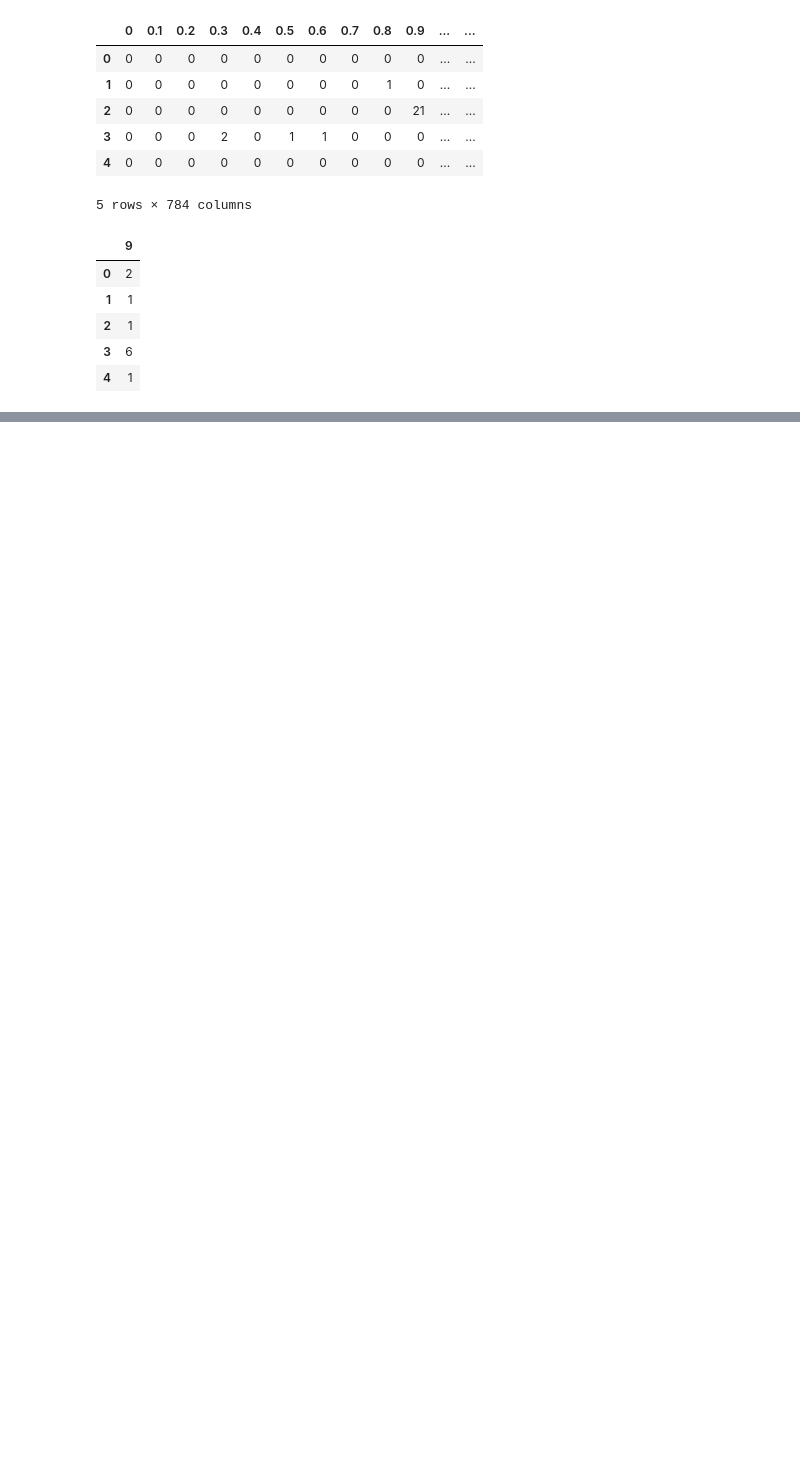
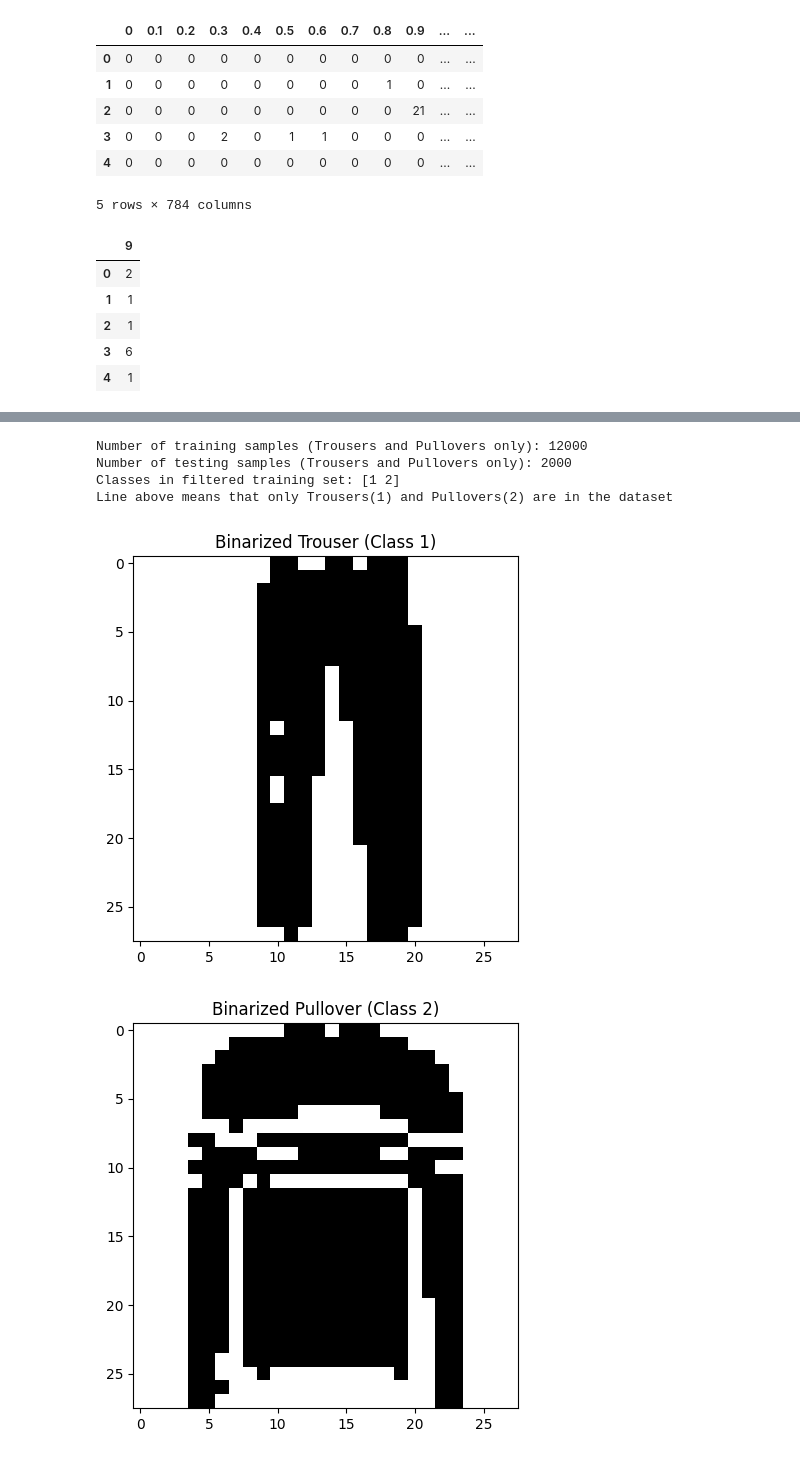
Before and after one commit to camdlee/Fashion-MNIST-Binary-Classification, a Jupyter notebook: Assignment1.ipynb, the cells around one changed output, grey strips where cells are left out. Drawn from its saved outputs; the diff is of its cells as text; code cells hidden in the pictures; blank space fills up the shorter version.

```diff
--- a/Assignment1.ipynb
+++ b/Assignment1.ipynb
@@ -55,3 +67,15 @@ Binarization – Select a threshold, ‘del’, to be 127:
 
 All pixel values less than ‘del’ are given value 0
 All pixel values greater than or equal to ‘del’ are given value 1
+# %%
+# Threshold, 'del', to be 127
+def binarize_images(images, threshold=127):
+    # convert grayscale images 0-255 into binary, either 1 or 0
+    return (images >= threshold).astype(int)
+# %%
+# Default binarization with threshold 127
+x_train_bin = binarize_images(x_train)
+print(f'Training Data Binarized: {x_train_bin}')
+# print(f'First entry in binarized training data: {x_train_bin[1]}')
+x_test_bin = binarize_images(x_test)
+print(f'Testing Data Binarized: {x_test_bin}')
@@ -57,0 +97,43 @@ All pixel values greater than or equal to ‘del’ are given value 1
+# %%
+trouser_class = 1
+pullover_class = 2
+
+# Filter to only have trousers and pullovers
+filtering_indices_train = np.where((y_train == trouser_class) | (y_train == pullover_class))
+filtering_indices_test = np.where((y_test == trouser_class) | (y_test == pullover_class))
+# %%
+# Applying filter to images and labels data
+x_train_filtered = x_train_bin[filtering_indices_train]
+y_train_filtered = y_train[filtering_indices_train]
+
+x_test_filtered = x_test_bin[filtering_indices_test]
+y_test_filtered = y_test[filtering_indices_test]
+# %%
+# Printing to see what our data looks like now
+print(f'Number of training samples (Trousers and Pullovers only): {len(x_train_filtered)}')
+print(f'Number of testing samples (Trousers and Pullovers only): {len(x_test_filtered)}')
+print(f'Classes in filtered training set: {np.unique(y_train_filtered)}')
+print(f'Line above means that only Trousers(1) and Pullovers(2) are in the dataset')
+# %% [output]
+Number of training samples (Trousers and Pullovers only): 12000
+Number of testing samples (Trousers and Pullovers only): 2000
+Classes in filtered training set: [1 2]
+Line above means that only Trousers(1) and Pullovers(2) are in the dataset
+# %%
+# Let's visualize one example of each class after filtering and binarization
+trouser_idx = np.where(y_train_filtered == trouser_class)[0][0]
+pullover_idx = np.where(y_train_filtered == pullover_class)[0][0]
+
+def display_image(pixels, title):
+    # Reshape the 784 pixels to 28x28 image
+    img = pixels.reshape(28, 28)
+    plt.figure(figsize=(5, 5))
+    plt.imshow(img, cmap='binary')
+    plt.title(title)
+    plt.show()
+
+display_image(x_train_filtered[trouser_idx], f'Binarized Trouser (Class {trouser_class})')
+display_image(x_train_filtered[pullover_idx], f'Binarized Pullover (Class {pullover_class})')
+# %% [output]
+[figure, added]
+[figure, added]
```
Also changed, not shown: parts of 14 cells of this notebook.
